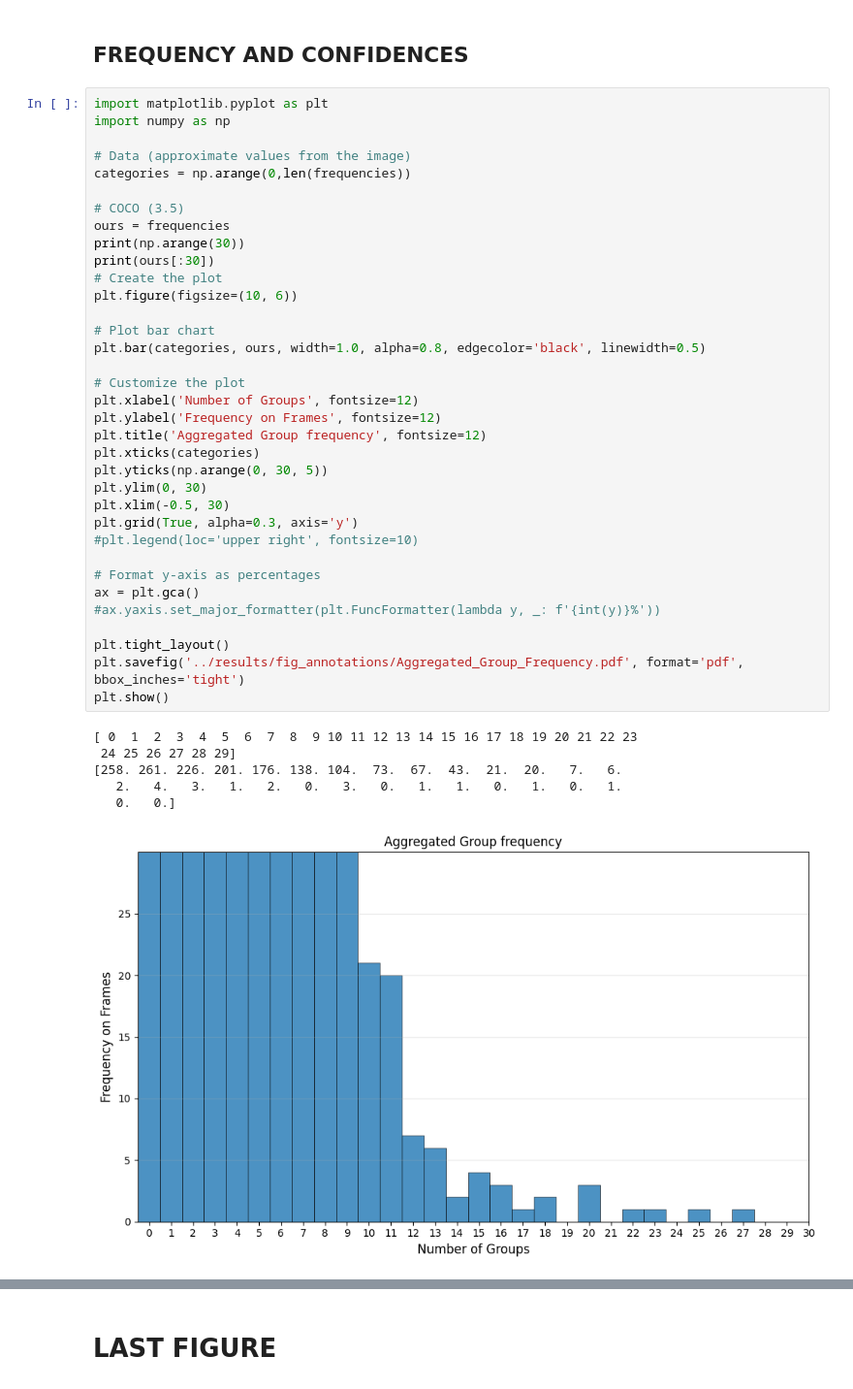
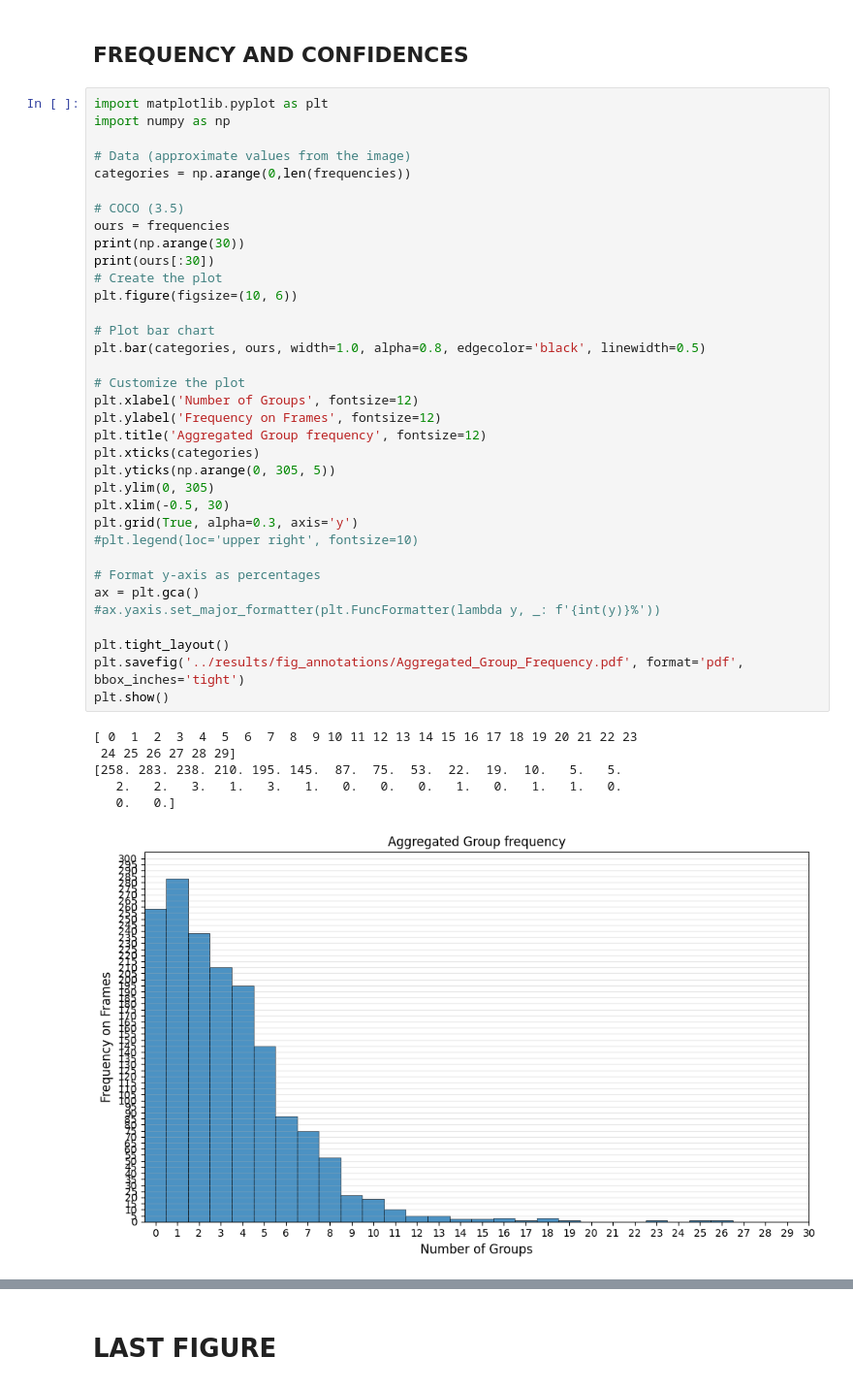
Before and after one commit to Artcs1/web_annotation_tool, a Jupyter notebook: notebooks/merge_annotations.ipynb, the cells around one changed output, grey strips where cells are left out. Shown at 97% size. Drawn from its saved outputs; the diff is of its cells as text.

```diff
--- a/notebooks/merge_annotations.ipynb
+++ b/notebooks/merge_annotations.ipynb
@@ -418,35 +321,35 @@ categories = np.arange(0,len(frequencies))
 # COCO (3.5)
 ours = frequencies
 print(np.arange(30))
 print(ours[:30])
 # Create the plot
 plt.figure(figsize=(10, 6))
 
 # Plot bar chart
 plt.bar(categories, ours, width=1.0, alpha=0.8, edgecolor='black', linewidth=0.5)
 
 # Customize the plot
 plt.xlabel('Number of Groups', fontsize=12)
 plt.ylabel('Frequency on Frames', fontsize=12)
 plt.title('Aggregated Group frequency', fontsize=12)
 plt.xticks(categories)
-plt.yticks(np.arange(0, 30, 5))
-plt.ylim(0, 30)
+plt.yticks(np.arange(0, 305, 5))
+plt.ylim(0, 305)
 plt.xlim(-0.5, 30)
 plt.grid(True, alpha=0.3, axis='y')
 #plt.legend(loc='upper right', fontsize=10)
 
 # Format y-axis as percentages
 ax = plt.gca()
 #ax.yaxis.set_major_formatter(plt.FuncFormatter(lambda y, _: f'{int(y)}%'))
 
 plt.tight_layout()
 plt.savefig('../results/fig_annotations/Aggregated_Group_Frequency.pdf', format='pdf', bbox_inches='tight')
 plt.show()
 # %% [output]
 [ 0  1  2  3  4  5  6  7  8  9 10 11 12 13 14 15 16 17 18 19 20 21 22 23
  24 25 26 27 28 29]
-[258. 261. 226. 201. 176. 138. 104.  73.  67.  43.  21.  20.   7.   6.
-   2.   4.   3.   1.   2.   0.   3.   0.   1.   1.   0.   1.   0.   1.
+[258. 283. 238. 210. 195. 145.  87.  75.  53.  22.  19.  10.   5.   5.
+   2.   2.   3.   1.   3.   1.   0.   0.   0.   1.   0.   1.   1.   0.
    0.   0.]
-[figure, old version]
+[figure, new version]
```
Also changed, not shown: parts of 8 cells of this notebook, 7 other files.
